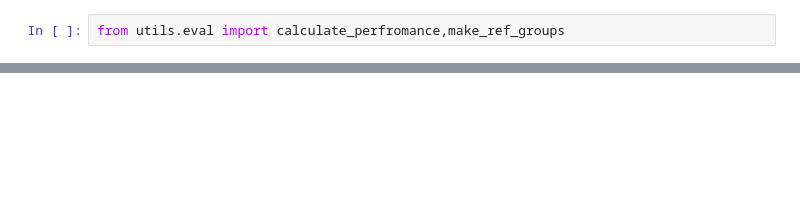
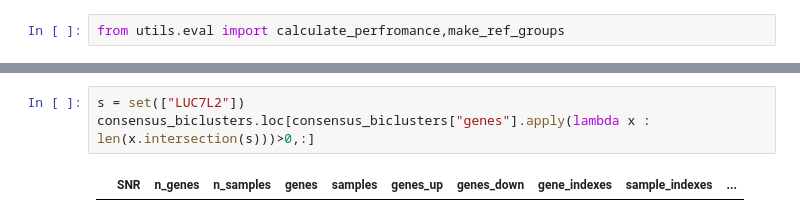
Before and after one commit to ozolotareva/unpast_paper, a Jupyter notebook: consensus.ipynb, the cells around one changed output, grey strips where cells are left out. Cells and saved outputs as stored; diff of their text form; blank space fills up the shorter version.

```diff
--- a/consensus.ipynb
+++ b/consensus.ipynb
@@ -141,0 +173,5 @@ pd.DataFrame.from_dict(performances).T
+# %%
+s = set(["LUC7L2"])
+consensus_biclusters.loc[consensus_biclusters["genes"].apply(lambda x : len(x.intersection(s)))>0,:]
+# %% [output]
+|  | SNR | n_genes | n_samples | genes | samples | genes_up | genes_down | gene_indexes | sample_indexes | ... |
```
Also changed, not shown: parts of 11 cells of this notebook, 4 other files.
